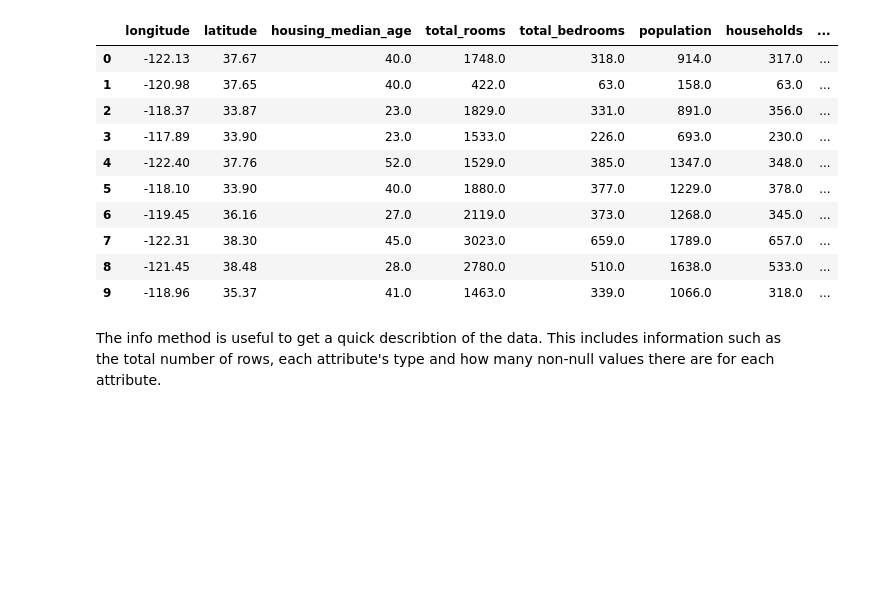
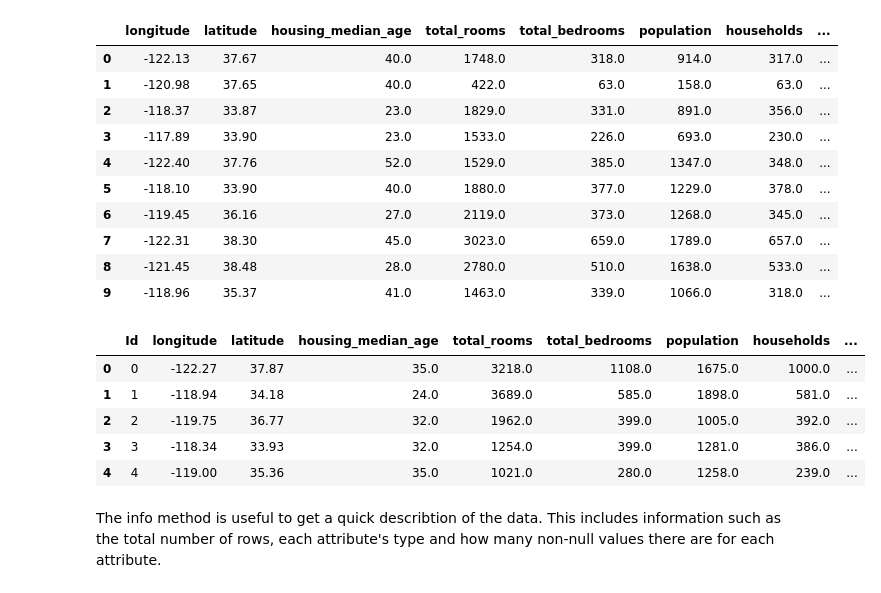
Before and after one commit to h578010/dat158, a Jupyter notebook: dat158-2020-Lab1.ipynb, the cells around one changed output. Cells and saved outputs as stored; diff of their text form; code cells hidden in the pictures; blank space fills up the shorter version.

```diff
--- a/dat158-2020-Lab1.ipynb
+++ b/dat158-2020-Lab1.ipynb
@@ -62,6 +62,7 @@ print(os.listdir("data"))
 The functions below were used to create Pandas DataFrames containing the different datasets.
 # %%
 housing = pd.read_csv('data/housing_data.csv')
+test = pd.read_csv('data/housing_test_data.csv')
 # %% [markdown]
 To get a quick describtion of the data it is useful to inspect the datasets with the head and the info methods. The head method shows the first 10 rows, each representing one district.
 # %%
@@ -78,6 +79,15 @@ housing.head(10)
 | 7 | -122.31 | 38.30 | 45.0 | 3023.0 | 659.0 | 1789.0 | 657.0 | ... |
 | 8 | -121.45 | 38.48 | 28.0 | 2780.0 | 510.0 | 1638.0 | 533.0 | ... |
 | 9 | -118.96 | 35.37 | 41.0 | 1463.0 | 339.0 | 1066.0 | 318.0 | ... |
+# %%
+test.head()
+# %% [output]
+|  | Id | longitude | latitude | housing_median_age | total_rooms | total_bedrooms | population | households | ... |
+| 0 | 0 | -122.27 | 37.87 | 35.0 | 3218.0 | 1108.0 | 1675.0 | 1000.0 | ... |
+| 1 | 1 | -118.94 | 34.18 | 24.0 | 3689.0 | 585.0 | 1898.0 | 581.0 | ... |
+| 2 | 2 | -119.75 | 36.77 | 32.0 | 1962.0 | 399.0 | 1005.0 | 392.0 | ... |
+| 3 | 3 | -118.34 | 33.93 | 32.0 | 1254.0 | 399.0 | 1281.0 | 386.0 | ... |
+| 4 | 4 | -119.00 | 35.36 | 35.0 | 1021.0 | 280.0 | 1258.0 | 239.0 | ... |
 # %% [markdown]
 The info method is useful to get a quick describtion of the data. This includes information such as the total number of rows, each attribute's type and how many non-null values there are for each attribute.
 # %%
```
Also changed, not shown: parts of 49 cells of this notebook.
